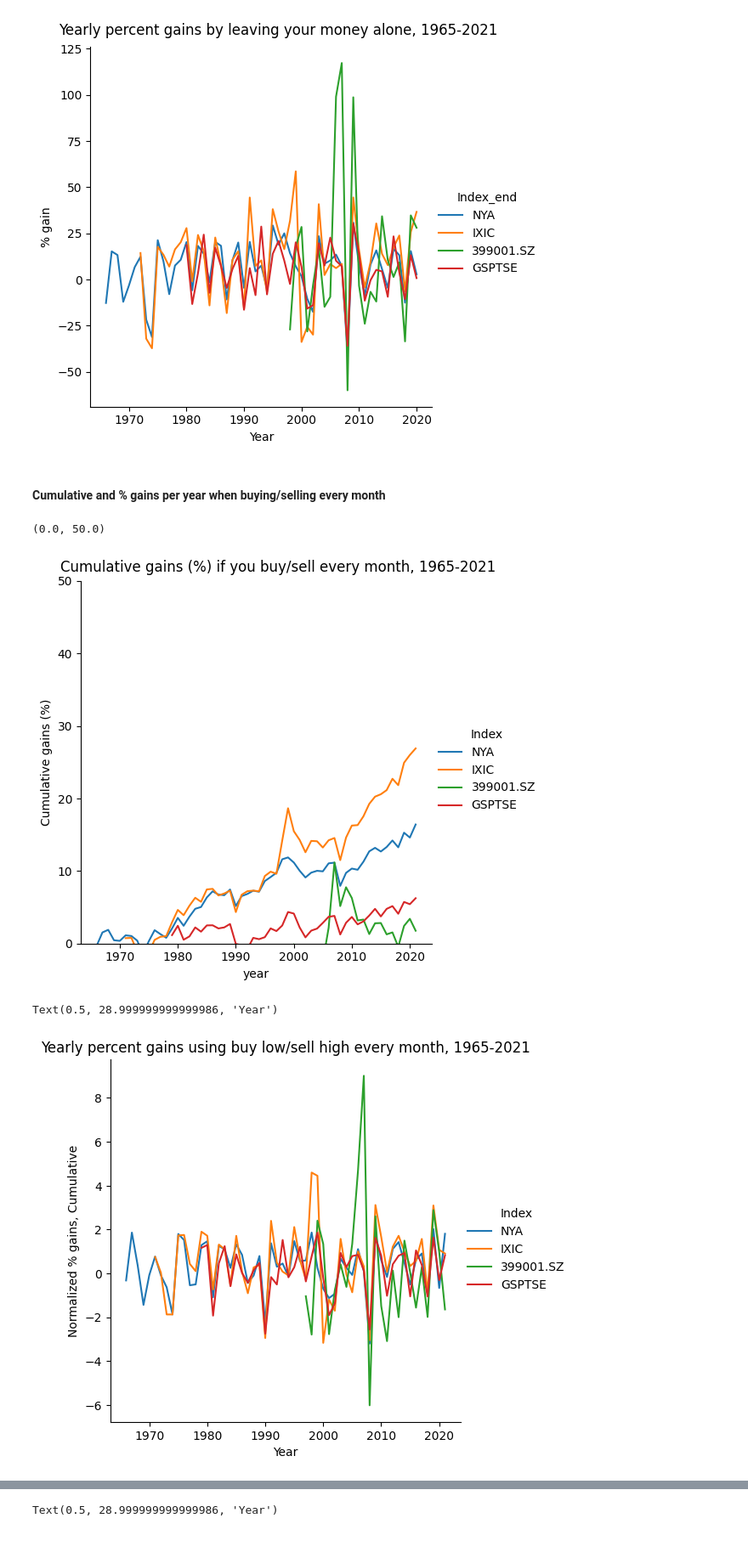
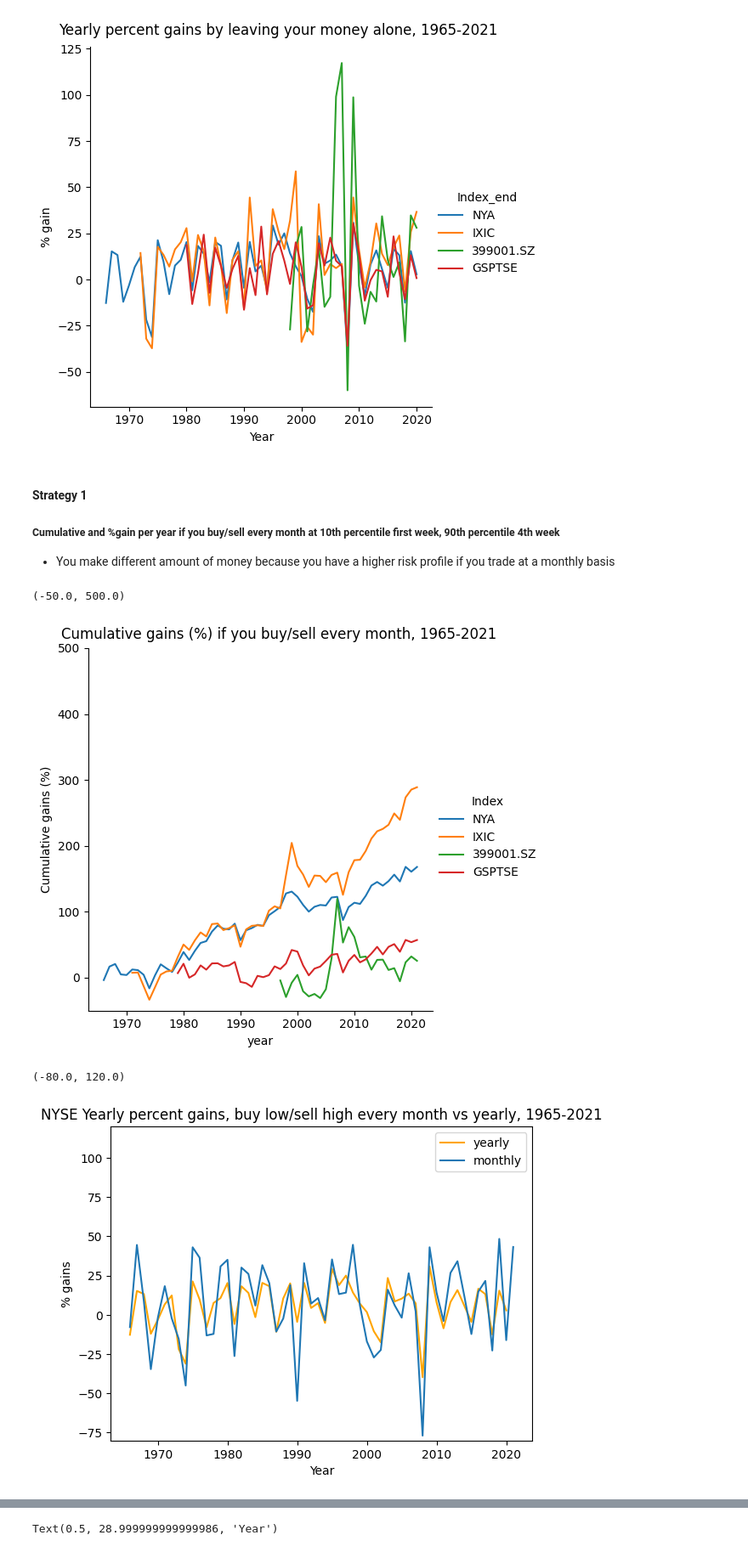
Before and after one commit to Omnomon/DSE200_finalProject, a Jupyter notebook: FinalProject/Final_Project_Fall2025_final.ipynb, the cells around one changed output, grey strips where cells are left out. Shown at 85% size. Drawn from its saved outputs; the diff is of its cells as text; code cells hidden in the pictures.

```diff
--- a/FinalProject/Final_Project_Fall2025_final.ipynb
+++ b/FinalProject/Final_Project_Fall2025_final.ipynb
@@ -384,8 +325,8 @@ buysell_12month = pd.concat([jan,feb,mar,apr,jun,jul,aug,sept,octt,nov,dec])
 buysell_12month = buysell_12month.select_dtypes(include=['object', 'number'])
 buysell_12month = aggregator(buysell_12month[[col for col in buysell_12month if 'Index' not in col]], aggs = ['mean','sum'], groupby=['year_index'])
 buysell_12month['Index'] = buysell_12month.year_index.apply(lambda x:re.sub(r'(.*)_','',x))
-buysell_12month['cumsum_month'] = buysell_12month.groupby('Index')['month_pgain_mean'].transform('cumsum')
-buysell_12month['cumsum_strat'] = buysell_12month.groupby('Index')['buylowsellhigh_pgain_mean'].transform('cumsum')
+buysell_12month['cumsum_month'] = buysell_12month.groupby('Index')['month_pgain_sum'].transform('cumsum')
+buysell_12month['cumsum_strat'] = buysell_12month.groupby('Index')['buylowsellhigh_pgain_sum'].transform('cumsum')
 # %% [output]
 (455, 713)
 # %% [markdown]
@@ -425,8 +366,10 @@ plt.xlabel('Year')
 # %% [output]
 Text(0.5, 28.999999999999986, 'Year')
 [figure]
-# %% [markdown]
-#### Cumulative and % gains per year when buying/selling every month
+# %% [markdown]
+#### Strategy 1
+##### Cumulative and %gain per year if you buy/sell every month at 10th percentile first week, 90th percentile 4th week
+- You make different amount of money because you have a higher risk profile if you trade at a monthly basis
 # %%
 #Cumulative percent gain every year if you buy sell every month
 
@@ -437,25 +380,29 @@ g = sns.relplot(buysell_12month.loc[buysell_12month.Index.str.contains('NYA|IXIC
 plt.suptitle('Cumulative gains (%) if you buy/sell every month, 1965-2021', y=1.02)
 plt.xlabel('year')
 plt.ylabel('Cumulative gains (%)')
-plt.ylim(0,50)
+plt.ylim(-50,500)
 # %% [output]
-(0.0, 50.0)
+(-50.0, 500.0)
-[figure, old version]
+[figure, new version]
 # %%
-#pgain per year using buy/sell strategy
+#using buy/sell strategy vs yearly returns risk
 
-g = sns.relplot(buysell_12month.loc[buysell_12month.Index.str.contains('NYA|IXIC|SZ|GSP')],
-                x='Year_end_mean', y='month_pgain_mean',
-                kind='line',
-                hue='Index',
-                hue_order = ['NYA', 'IXIC', '399001.SZ', 'GSPTSE'],
+g = sns.lineplot(year.loc[year.Index_end.str.contains('NYA')], x='Year_end', y='year_pgain',
+                color='orange',
+                label ='yearly'
+                )
+
+buysell_12month['risk'] = buysell_12month['month_pgain_mean'] * 24
+
+sns.lineplot(buysell_12month.loc[buysell_12month.Index.str.contains('NYA')],
+                x='Year_end_mean', y='risk',
+                label = 'monthly'
                )
-# plt.arrow(2000, 150, 15, -30, width=0.75)
-# ax.text(0.05, 0.95, textstr, transform=ax.transAxes, fontsize=14,
-#         verticalalignment='top', bbox=props)
-plt.title('Yearly percent gains using buy low/sell high every month, 1965-2021')
-plt.ylabel('Normalized % gains, Cumulative')
+plt.title('NYSE Yearly percent gains, buy low/sell high every month vs yearly, 1965-2021')
+plt.ylabel('% gains')
 plt.xlabel('Year')
+plt.ylim(-80,120)
+# plt.ylim(-80,125)
 # %% [output]
-Text(0.5, 28.999999999999986, 'Year')
+(-80.0, 120.0)
-[figure, old version]
+[figure, new version]
```
Also changed, not shown: parts of 33 cells of this notebook.
